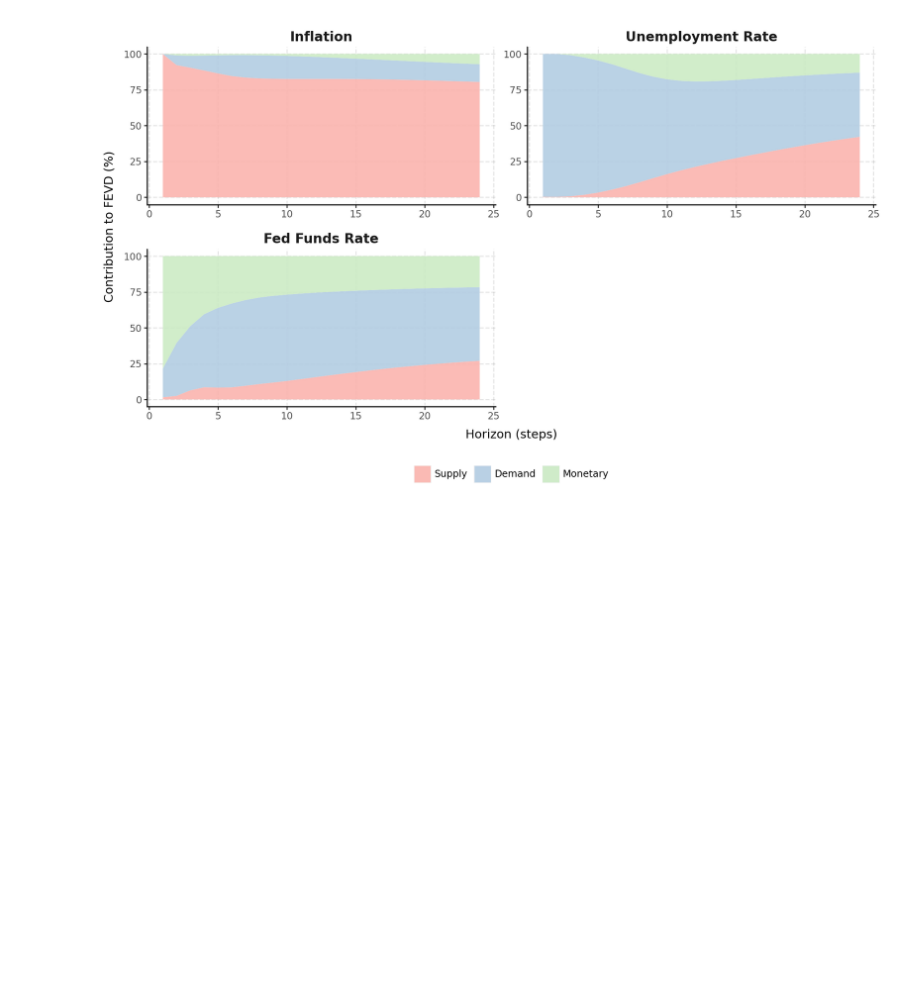
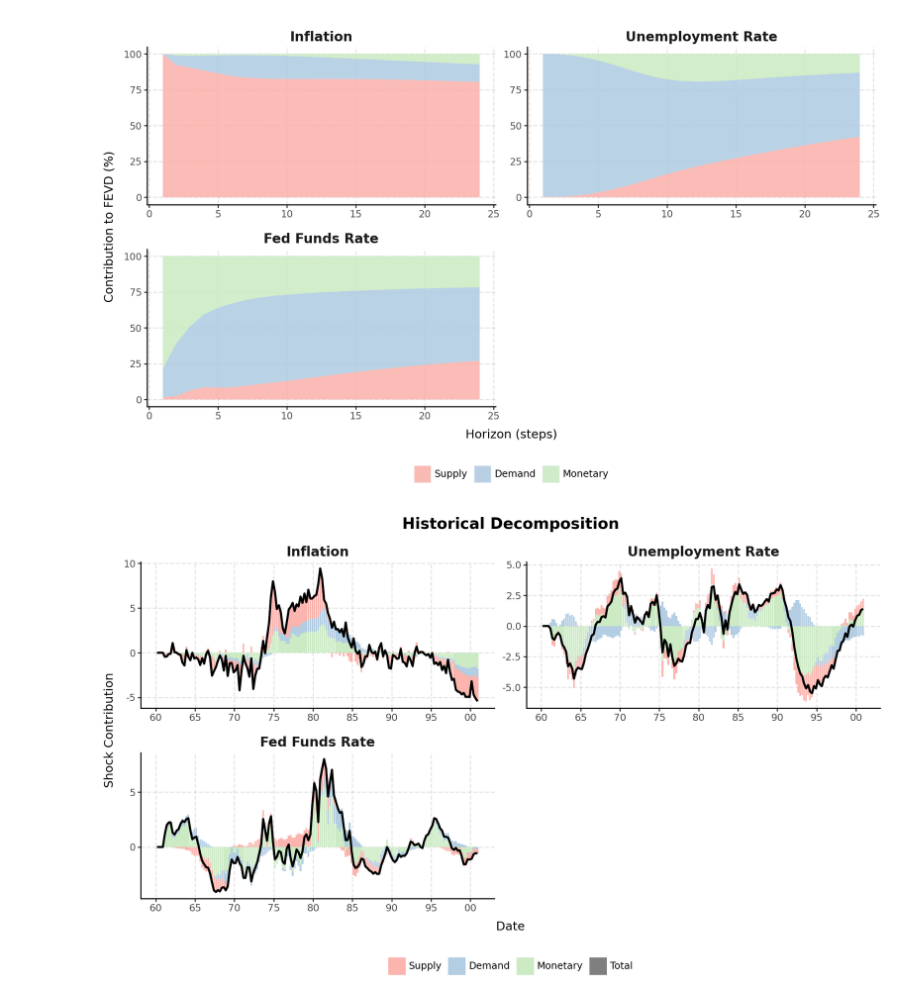
Before and after one commit to RenatoVassallo/MacroPy, a Jupyter notebook: notebooks/tutorial_cvar.ipynb, the cells around one changed output. Drawn from its saved outputs; the diff is of its cells as text; code cells hidden in the pictures; blank space fills up the shorter version.

Commit message:
adding HD and plot

```diff
--- a/notebooks/tutorial_cvar.ipynb
+++ b/notebooks/tutorial_cvar.ipynb
@@ -78,3 +78,8 @@ fevd = cvar.compute_fevd(series_titles=series_titles, plot_fevd=True,
                          shock_titles=["Supply", "Demand", "Monetary"])
 # %% [output]
 [figure]
+# %%
+hd = cvar.compute_hd(series_titles=series_titles, plot_hd=True,
+                         shock_titles=["Supply", "Demand", "Monetary"])
+# %% [output]
+[figure, added]
```
Also changed, not shown: parts of 1 cell of this notebook, 7 other files.
